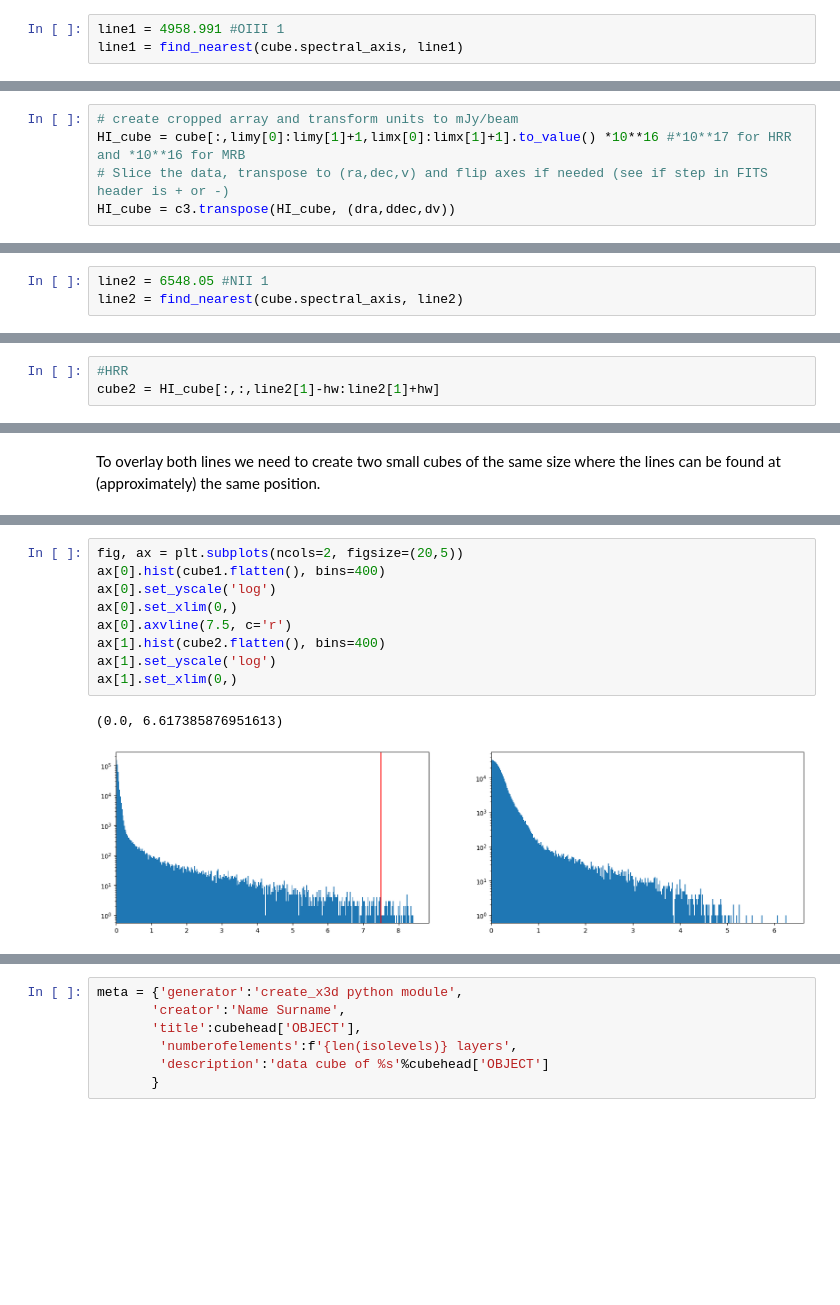
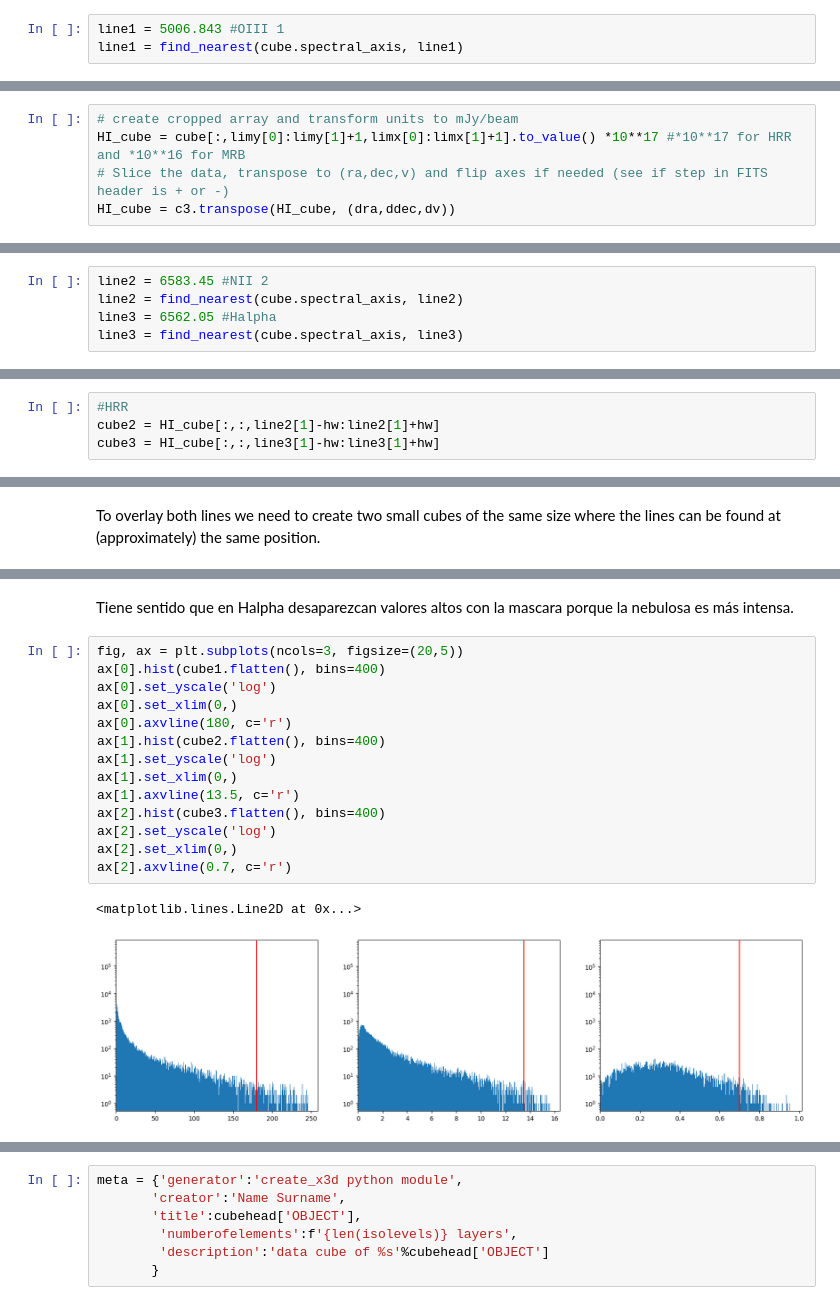
Before and after one commit to ixakalabadie/ViSL3D, a Jupyter notebook: create_3d_overlay.ipynb, the cells around one changed output, grey strips where cells are left out. Drawn from its saved outputs; the diff is of its cells as text; blank space fills up the shorter version.

```diff
--- a/create_3d_overlay.ipynb
+++ b/create_3d_overlay.ipynb
@@ -110,5 +86,5 @@ print(vlim)
 # %%
-line1 = 4958.991 #OIII 1
+line1 = 5006.843 #OIII 1
 line1 = find_nearest(cube.spectral_axis, line1)
 # %%
 # with mask
@@ -122,7 +96,7 @@ NameError: name 'mask' is not defined
 cube = cube.unmasked_data[:]
 # %%
 # create cropped array and transform units to mJy/beam
-HI_cube = cube[:,limy[0]:limy[1]+1,limx[0]:limx[1]+1].to_value() *10**16 #*10**17 for HRR and *10**16 for MRB
+HI_cube = cube[:,limy[0]:limy[1]+1,limx[0]:limx[1]+1].to_value() *10**17 #*10**17 for HRR and *10**16 for MRB
 # Slice the data, transpose to (ra,dec,v) and flip axes if needed (see if step in FITS header is + or -)
 HI_cube = c3.transpose(HI_cube, (dra,ddec,dv))
 # %%
@@ -201,8 +158,10 @@ decmean = np.mean(declim)
 vlim = cube.spectral_axis[limz][::int(np.sign(dv))]
 vmean = np.mean(vlim).to('angstrom').to_value()
 # %%
-line2 = 6548.05 #NII 1
+line2 = 6583.45 #NII 2
 line2 = find_nearest(cube.spectral_axis, line2)
+line3 = 6562.05 #Halpha
+line3 = find_nearest(cube.spectral_axis, line3)
 # %%
 # with mask
 cube = cube.unmasked_data[:] * mask.unmasked_data[:]/np.max(mask.unmasked_data[:])
@@ -219,4 +176,5 @@ HI_cube = c3.transpose(HI_cube, (dra,ddec,dv))
 # %%
 #HRR
 cube2 = HI_cube[:,:,line2[1]-hw:line2[1]+hw]
+cube3 = HI_cube[:,:,line3[1]-hw:line3[1]+hw]
 # %%
@@ -280,13 +287,20 @@ To overlay both lines we need to create two small cubes of the same size where t
+# %% [markdown]
+Tiene sentido que en Halpha desaparezcan valores altos con la mascara porque la nebulosa es más intensa.
 # %%
-fig, ax = plt.subplots(ncols=2, figsize=(20,5))
+fig, ax = plt.subplots(ncols=3, figsize=(20,5))
 ax[0].hist(cube1.flatten(), bins=400)
 ax[0].set_yscale('log')
 ax[0].set_xlim(0,)
-ax[0].axvline(7.5, c='r')
+ax[0].axvline(180, c='r')
 ax[1].hist(cube2.flatten(), bins=400)
 ax[1].set_yscale('log')
 ax[1].set_xlim(0,)
+ax[1].axvline(13.5, c='r')
+ax[2].hist(cube3.flatten(), bins=400)
+ax[2].set_yscale('log')
+ax[2].set_xlim(0,)
+ax[2].axvline(0.7, c='r')
 # %% [output]
-(0.0, 6.617385876951613)
+<matplotlib.lines.Line2D at 0x...>
-[figure, old version]
+[figure, new version]
 # %%
```
Also changed, not shown: parts of 29 cells of this notebook, 1 other file.
